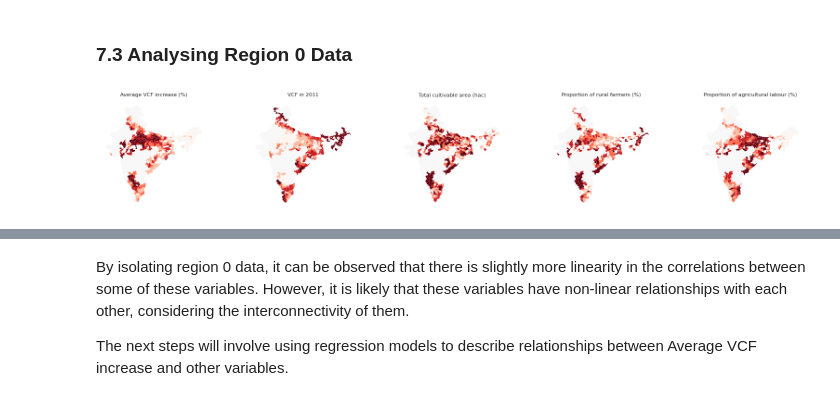
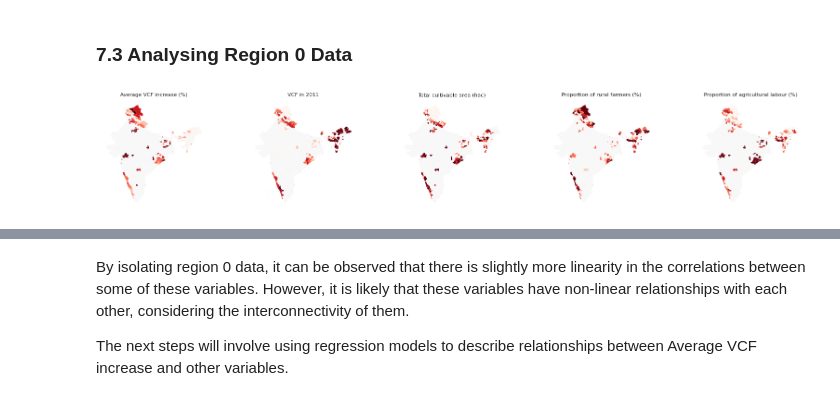
Before and after one commit to urbanjeans/spatialdatascience, a Jupyter notebook: Forest_Cover_Growth_in_India.ipynb, the cells around one changed output, grey strips where cells are left out. Saved outputs shown, nothing was run; the diff lists cells and outputs as text; code cells hidden in the pictures.

```diff
--- a/Forest_Cover_Growth_in_India.ipynb
+++ b/Forest_Cover_Growth_in_India.ipynb
@@ -1427,24 +1444,24 @@ Some districts in regions 1 and 2 actually show significant values of growth in
 
 ### 7.3 Analysing Region 0 Data
 # %%
-merged_ksc_0 = merged_ksc[merged_ksc['avcf_agg13cls'] == 0].copy()
+merged_ksc_0 = merged_ksc[merged_ksc['avcf_agg4cls'] == 0].copy()
 
 merged_ksc_0.reset_index(drop=True, inplace=True)
 
 
 f, axs = plt.subplots(nrows=1, ncols=5, figsize=(20, 3))
 axs = axs.flatten()
 
 for i, col in enumerate(columns):
     ax = axs[i]
     merged_data.plot(ax=ax, linewidth=0, color='grey', alpha=0.05)
     merged_ksc_0.plot(column=col, ax=ax, scheme='Quantiles', linewidth=0, cmap='Reds', alpha=1)
     ax.set_axis_off()
     ax.set_title(col, fontsize=8)  # Set the font size here
     ax.tick_params(left=False, right=False, top=False, bottom=False, labelleft=False, labelright=False, labeltop=False, labelbottom=False)
 
 plt.show()
 # %% [output]
-[figure, old version]
+[figure, new version]
 # %%
 def npairplotview(n):
```
Also changed, not shown: parts of 15 cells of this notebook.
